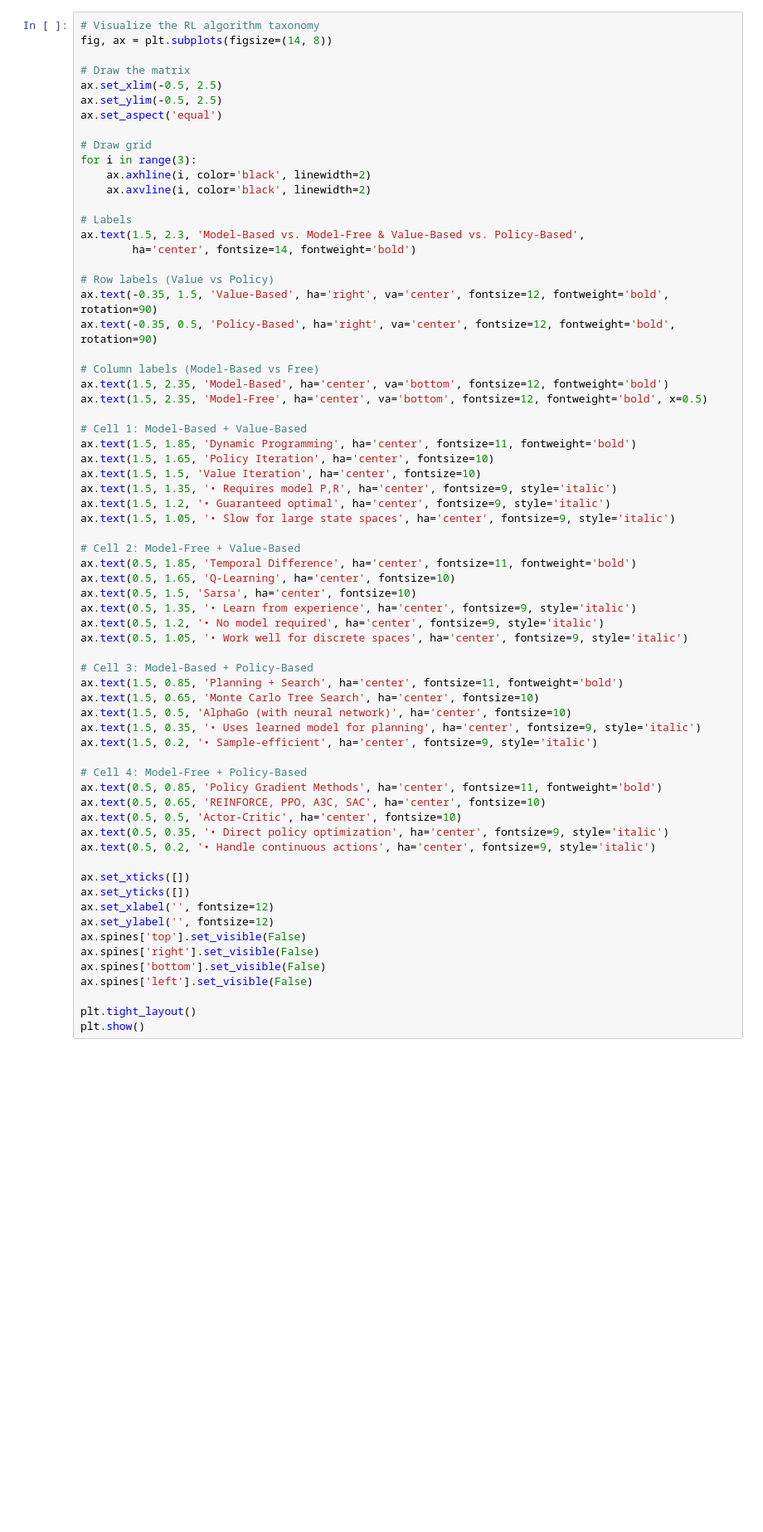
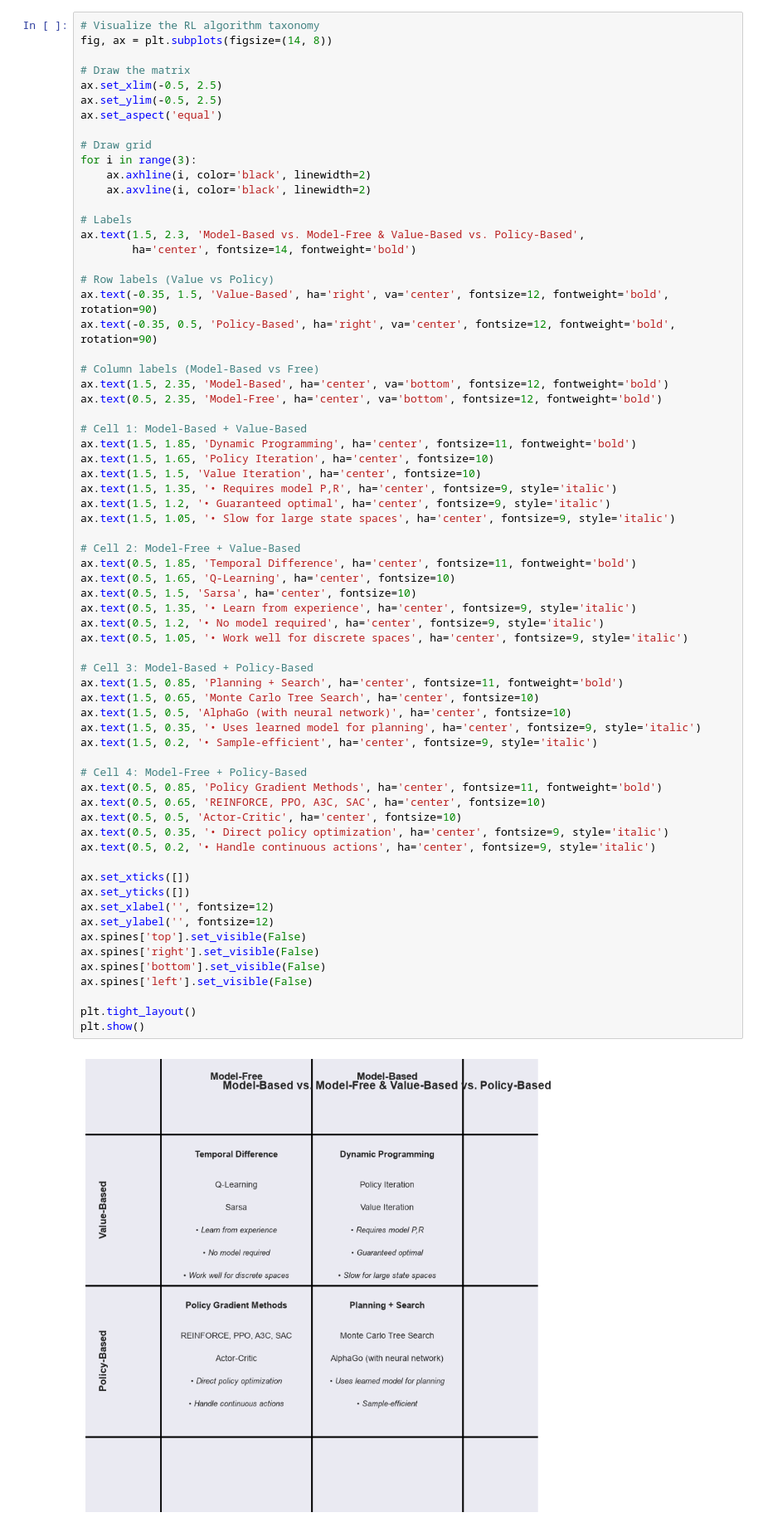
Before and after one commit to powell-clark/reinforcement-learning, a Jupyter notebook: notebooks/0a_rl_introduction_theory.ipynb, the cells around one changed output. Shown at 83% size. Saved outputs shown, nothing was run; the diff lists cells and outputs as text; blank space fills up the shorter version.

```diff
--- a/notebooks/0a_rl_introduction_theory.ipynb
+++ b/notebooks/0a_rl_introduction_theory.ipynb
@@ -560,7 +574,7 @@ ax.text(-0.35, 0.5, 'Policy-Based', ha='right', va='center', fontsize=12, fontwe
 
 # Column labels (Model-Based vs Free)
 ax.text(1.5, 2.35, 'Model-Based', ha='center', va='bottom', fontsize=12, fontweight='bold')
-ax.text(1.5, 2.35, 'Model-Free', ha='center', va='bottom', fontsize=12, fontweight='bold', x=0.5)
+ax.text(0.5, 2.35, 'Model-Free', ha='center', va='bottom', fontsize=12, fontweight='bold')
 
 # Cell 1: Model-Based + Value-Based
 ax.text(1.5, 1.85, 'Dynamic Programming', ha='center', fontsize=11, fontweight='bold')
@@ -576,33 +590,35 @@ ax.text(0.5, 1.65, 'Q-Learning', ha='center', fontsize=10)
 ax.text(0.5, 1.5, 'Sarsa', ha='center', fontsize=10)
 ax.text(0.5, 1.35, '• Learn from experience', ha='center', fontsize=9, style='italic')
 ax.text(0.5, 1.2, '• No model required', ha='center', fontsize=9, style='italic')
 ax.text(0.5, 1.05, '• Work well for discrete spaces', ha='center', fontsize=9, style='italic')
 
 # Cell 3: Model-Based + Policy-Based
 ax.text(1.5, 0.85, 'Planning + Search', ha='center', fontsize=11, fontweight='bold')
 ax.text(1.5, 0.65, 'Monte Carlo Tree Search', ha='center', fontsize=10)
 ax.text(1.5, 0.5, 'AlphaGo (with neural network)', ha='center', fontsize=10)
 ax.text(1.5, 0.35, '• Uses learned model for planning', ha='center', fontsize=9, style='italic')
 ax.text(1.5, 0.2, '• Sample-efficient', ha='center', fontsize=9, style='italic')
 
 # Cell 4: Model-Free + Policy-Based
 ax.text(0.5, 0.85, 'Policy Gradient Methods', ha='center', fontsize=11, fontweight='bold')
 ax.text(0.5, 0.65, 'REINFORCE, PPO, A3C, SAC', ha='center', fontsize=10)
 ax.text(0.5, 0.5, 'Actor-Critic', ha='center', fontsize=10)
 ax.text(0.5, 0.35, '• Direct policy optimization', ha='center', fontsize=9, style='italic')
 ax.text(0.5, 0.2, '• Handle continuous actions', ha='center', fontsize=9, style='italic')
 
 ax.set_xticks([])
 ax.set_yticks([])
 ax.set_xlabel('', fontsize=12)
 ax.set_ylabel('', fontsize=12)
 ax.spines['top'].set_visible(False)
 ax.spines['right'].set_visible(False)
 ax.spines['bottom'].set_visible(False)
 ax.spines['left'].set_visible(False)
 
 plt.tight_layout()
 plt.show()
+# %% [output]
+[figure, added]
 # %% [markdown]
 <a name="applications"></a>
 ## Real-World Applications
```
Also changed, not shown: parts of 11 cells of this notebook, 2 other files.
